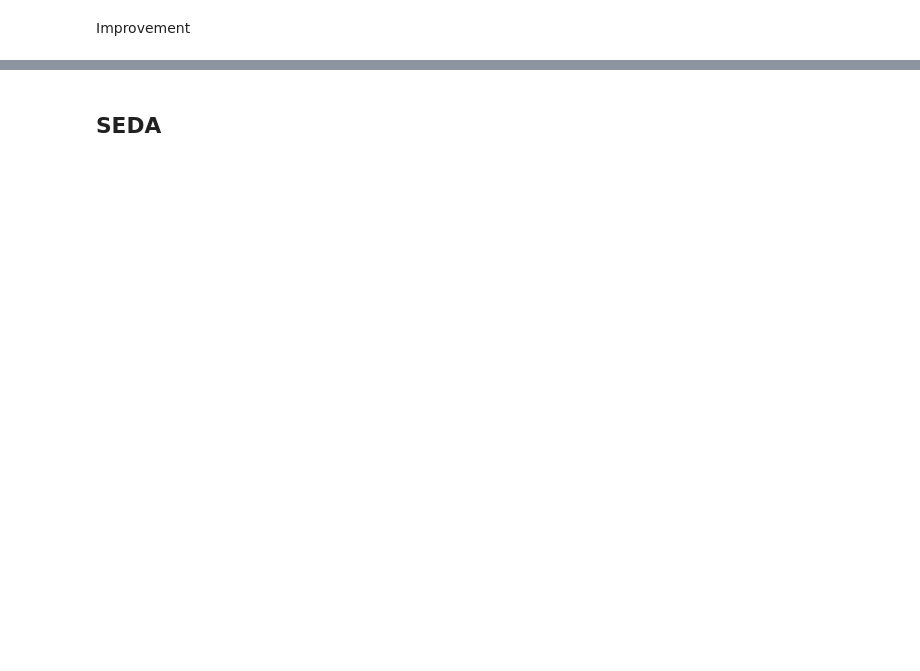
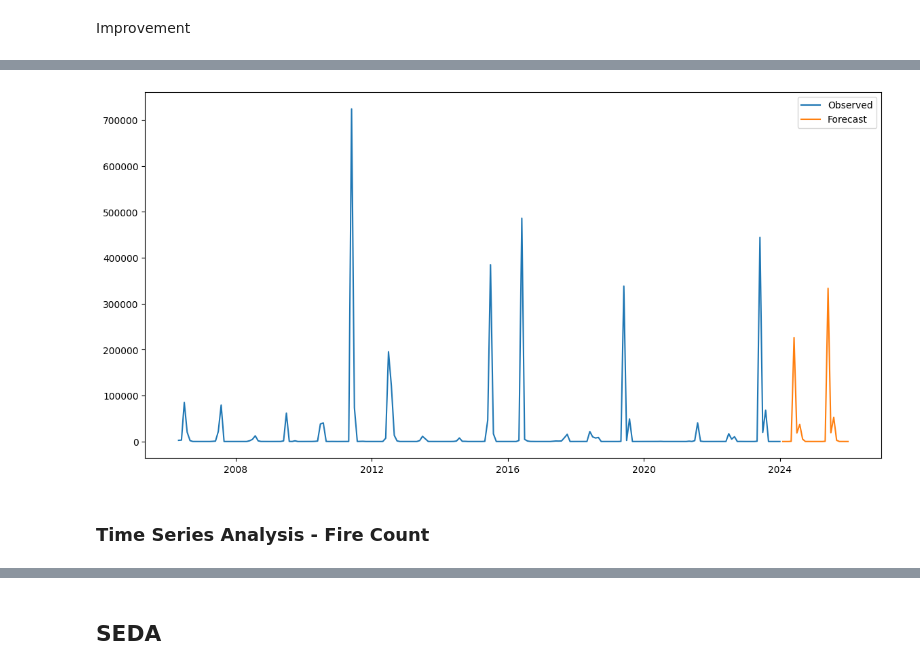
Before and after one commit to galsaidi/Data695, a Jupyter notebook: project.ipynb, the cells around one changed output, grey strips where cells are left out. Drawn from its saved outputs; the diff is of its cells as text; code cells hidden in the pictures; blank space fills up the shorter version.

```diff
--- a/project.ipynb
+++ b/project.ipynb
@@ -663,0 +654,14 @@ Critical Values:
+# %%
+# Fit SARIMA model
+order = (1, 0, 1)  # (p, d, q)
+seasonal_order = (1, 1, 0, 12)  # (P, D, Q, S) with S=12 for monthly data
+
+sarima_model = SARIMAX(ts_data['current_size'], order=order, seasonal_order=seasonal_order)
+sarima_model_fit = sarima_model.fit(disp=False)
+print(sarima_model_fit.summary())
+
+# Calculate RSS (Residual Sum of Squares)
+residuals = sarima_model_fit.resid
+rss = sum(residuals**2)
+
+print(rss)
@@ -663,0 +686,15 @@ Critical Values:
+# %%
+# Forecasting with the fitted SARIMA model for the next 2 years
+forecast_steps = 24
+forecast = sarima_model_fit.forecast(steps=forecast_steps)
+
+# Plotting the forecast
+plt.figure(figsize=(14, 7))
+plt.plot(ts_data.index, ts_data['current_size'], label='Observed')
+plt.plot(pd.date_range(start=ts_data.index[-1], periods=forecast_steps+1, freq='M')[1:], forecast, label='Forecast')
+plt.legend()
+plt.show()
+# %% [output]
+[figure, added]
+# %% [markdown]
+### Time Series Analysis - Fire Count
```
Also changed, not shown: parts of 33 cells of this notebook.
